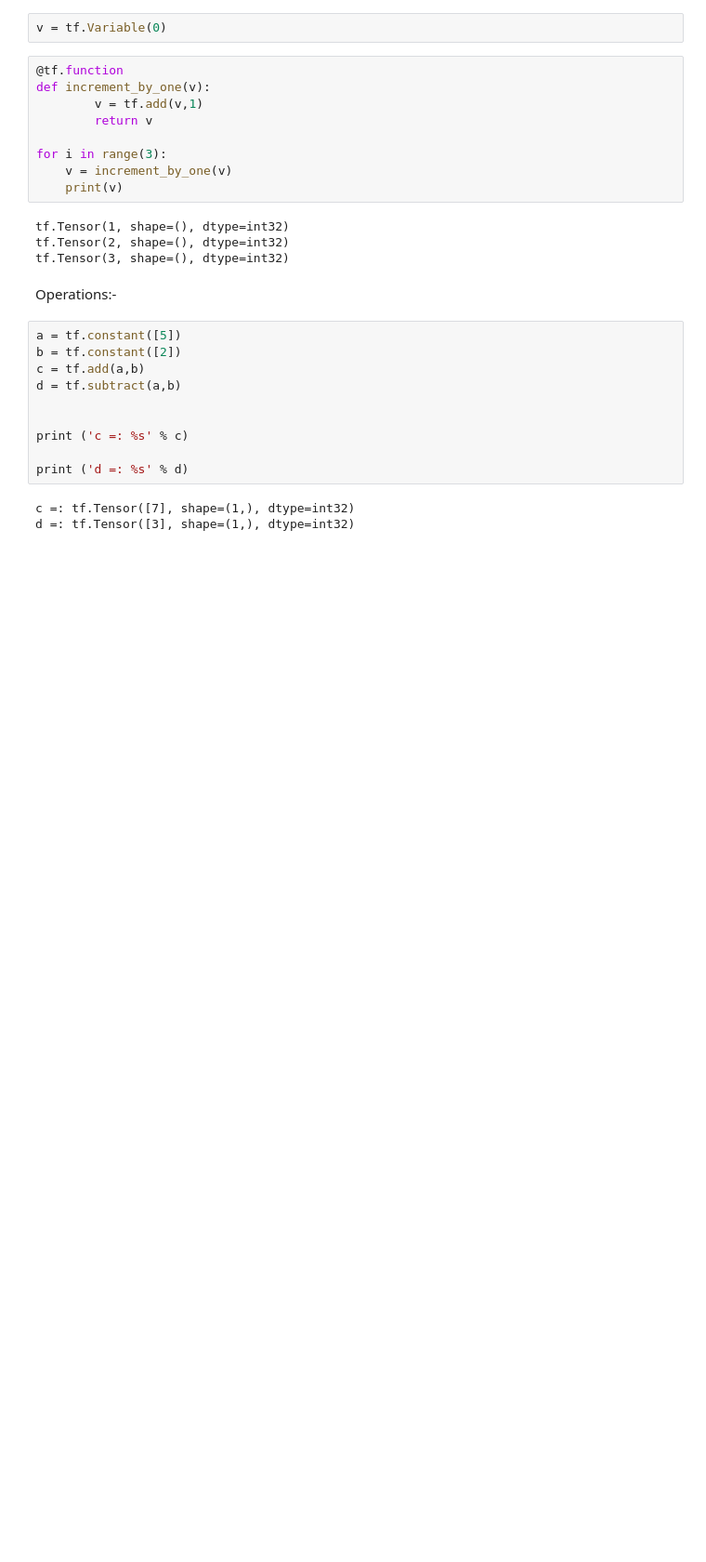
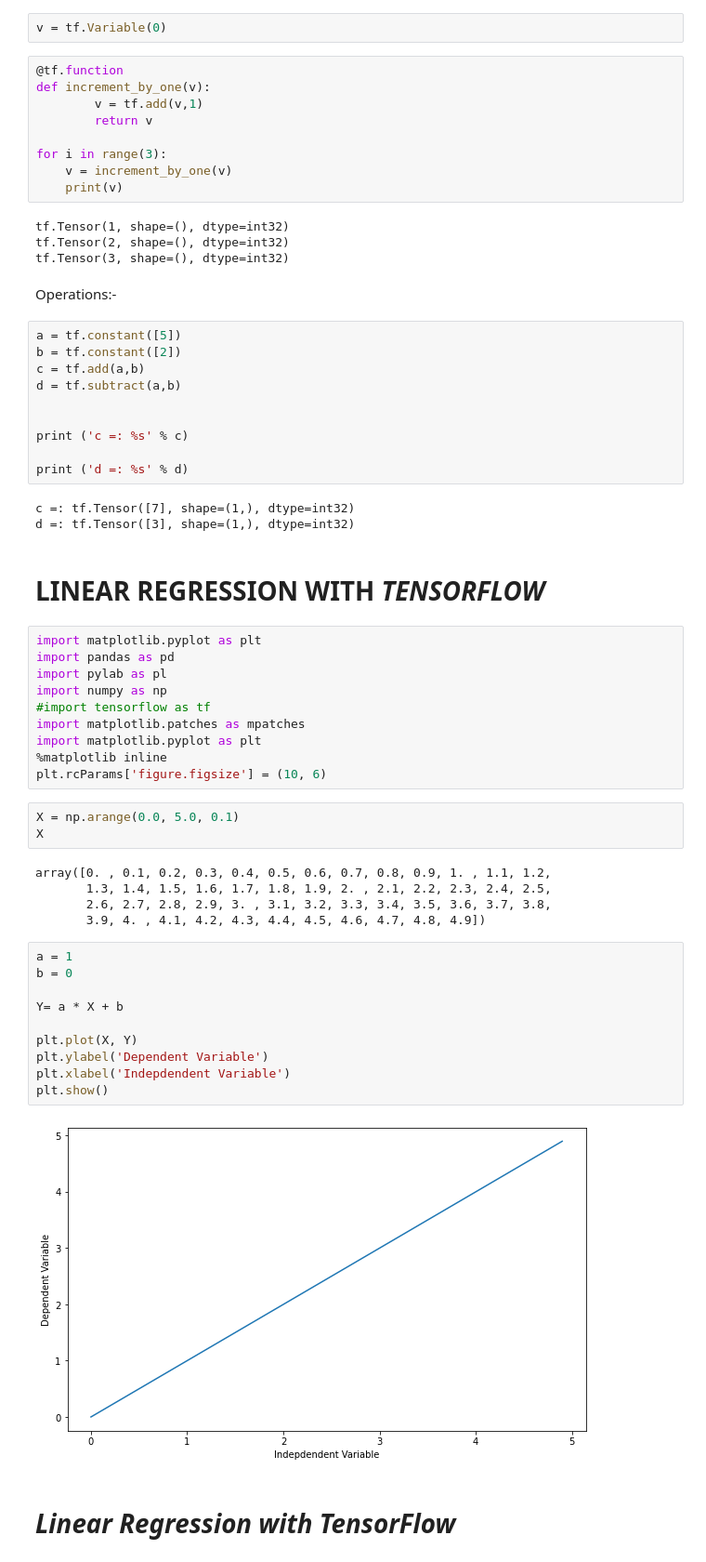
Before and after one commit to varmagsr/Tensorflow, a Jupyter notebook: Tensorflow.ipynb, the cells around one changed output. Shown: that part at 93% size. Drawn from its saved outputs; the diff is of its cells as text; blank space fills up the shorter version.

```diff
--- a/Tensorflow.ipynb
+++ b/Tensorflow.ipynb
@@ -181,3 +181,37 @@ print ('d =: %s' % d)
 # %% [output]
 c =: tf.Tensor([7], shape=(1,), dtype=int32)
 d =: tf.Tensor([3], shape=(1,), dtype=int32)
+# %% [markdown]
+# LINEAR REGRESSION WITH ***TENSORFLOW***
+# %%
+import matplotlib.pyplot as plt
+import pandas as pd
+import pylab as pl
+import numpy as np
+#import tensorflow as tf
+import matplotlib.patches as mpatches
+import matplotlib.pyplot as plt
+%matplotlib inline
+plt.rcParams['figure.figsize'] = (10, 6)
+# %%
+X = np.arange(0.0, 5.0, 0.1)
+X
+# %% [output]
+array([0. , 0.1, 0.2, 0.3, 0.4, 0.5, 0.6, 0.7, 0.8, 0.9, 1. , 1.1, 1.2,
+       1.3, 1.4, 1.5, 1.6, 1.7, 1.8, 1.9, 2. , 2.1, 2.2, 2.3, 2.4, 2.5,
+       2.6, 2.7, 2.8, 2.9, 3. , 3.1, 3.2, 3.3, 3.4, 3.5, 3.6, 3.7, 3.8,
+       3.9, 4. , 4.1, 4.2, 4.3, 4.4, 4.5, 4.6, 4.7, 4.8, 4.9])
+# %%
+a = 1
+b = 0
+
+Y= a * X + b
+
+plt.plot(X, Y)
+plt.ylabel('Dependent Variable')
+plt.xlabel('Indepdendent Variable')
+plt.show()
+# %% [output]
+[figure, added]
+# %% [markdown]
+# *Linear Regression with TensorFlow*
```
Also changed, not shown: parts of 13 cells of this notebook.
